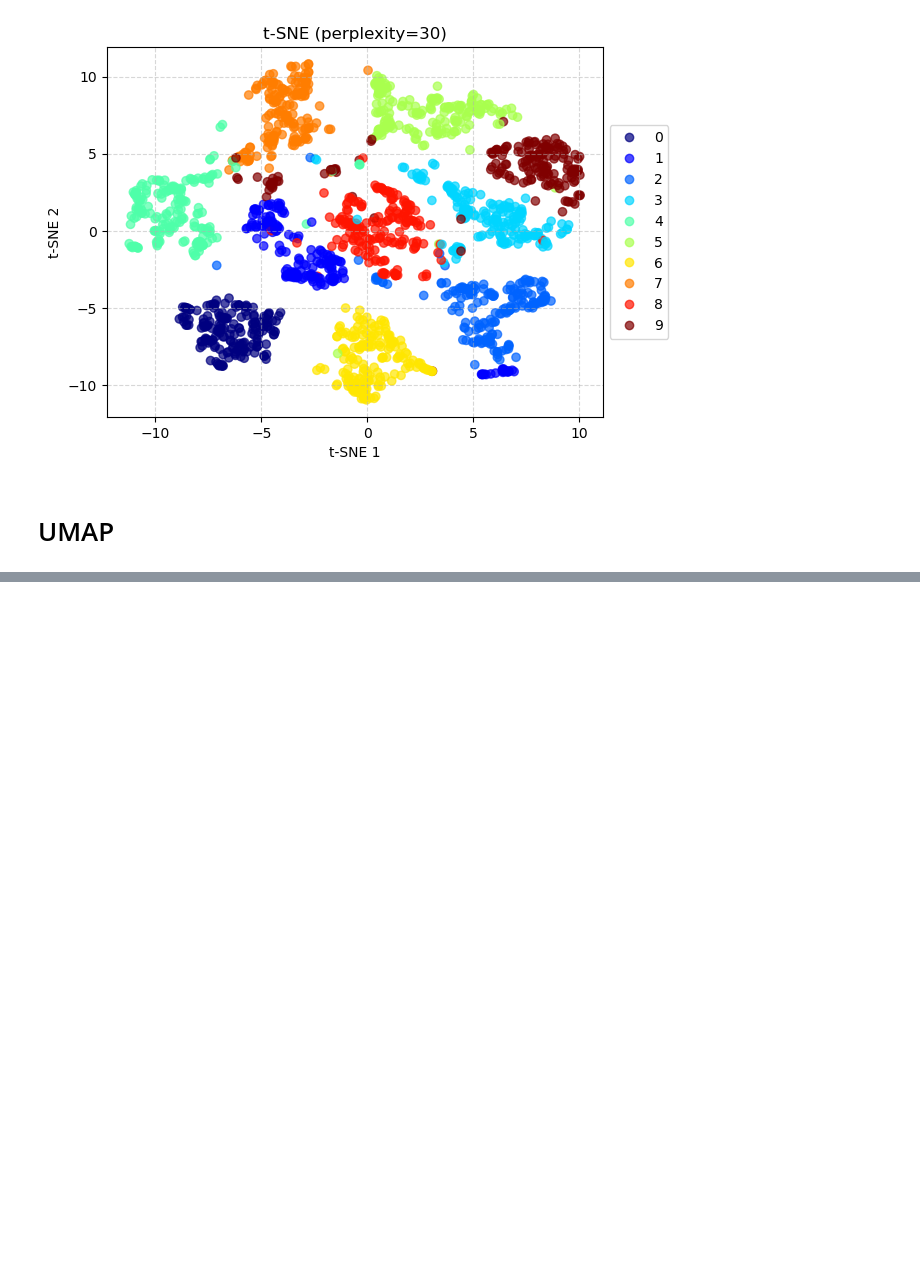
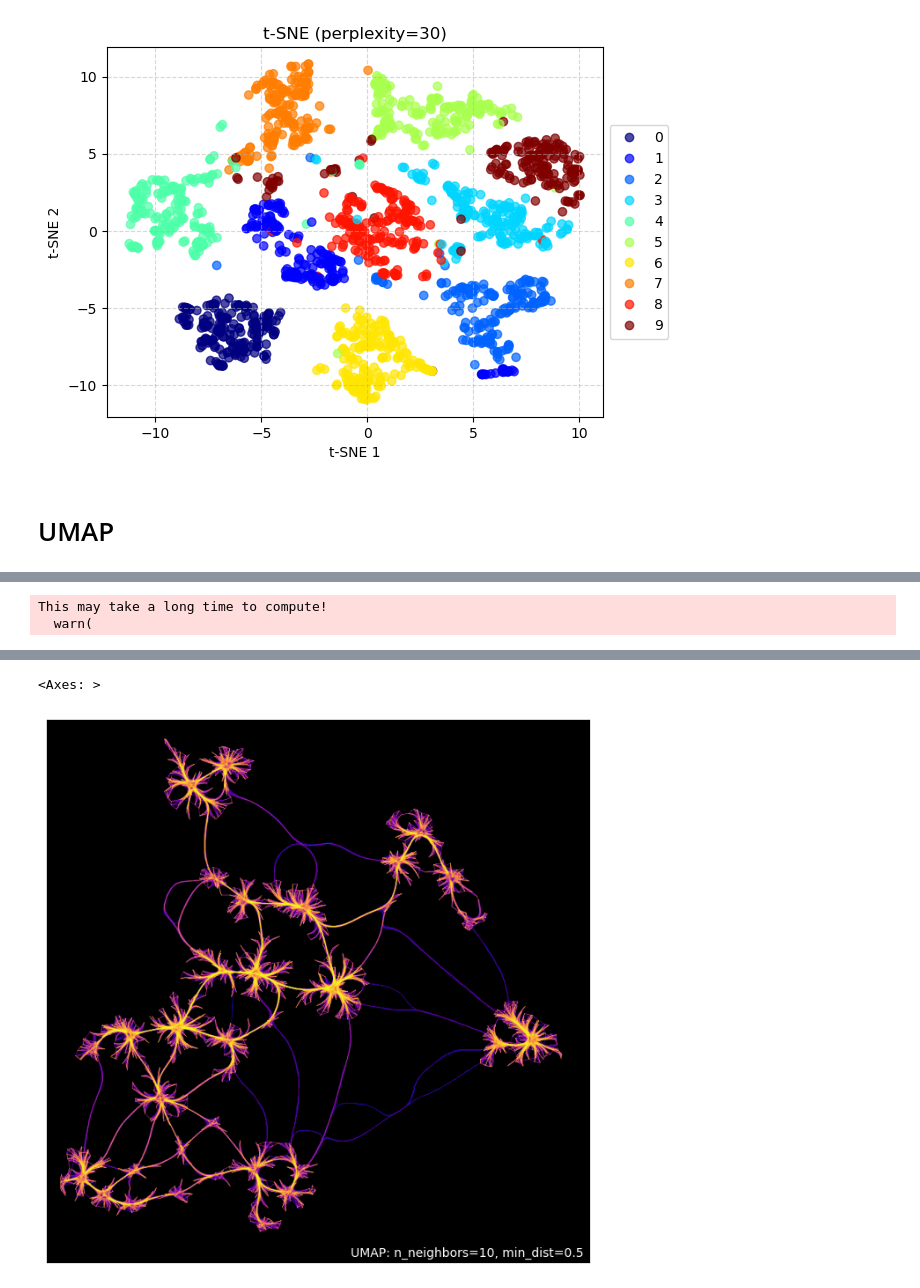
Before and after one commit to julienguegan/notebooks_blog, a Jupyter notebook: dimension_reduction.ipynb, the cells around one changed output, grey strips where cells are left out. Cells and saved outputs as stored; diff of their text form; code cells hidden in the pictures; blank space fills up the shorter version.

```diff
--- a/dimension_reduction.ipynb
+++ b/dimension_reduction.ipynb
@@ -113,0 +125,5 @@ plt.show()
+# %%
+umap.plot.connectivity(reducer, edge_bundling='hammer', background="black", edge_cmap="plasma")
+# %% [output]
+This may take a long time to compute!
+  warn(
@@ -113,0 +131,2 @@ plt.show()
+<Axes: >
+[figure, added]
```
Also changed, not shown: parts of 6 cells of this notebook.
